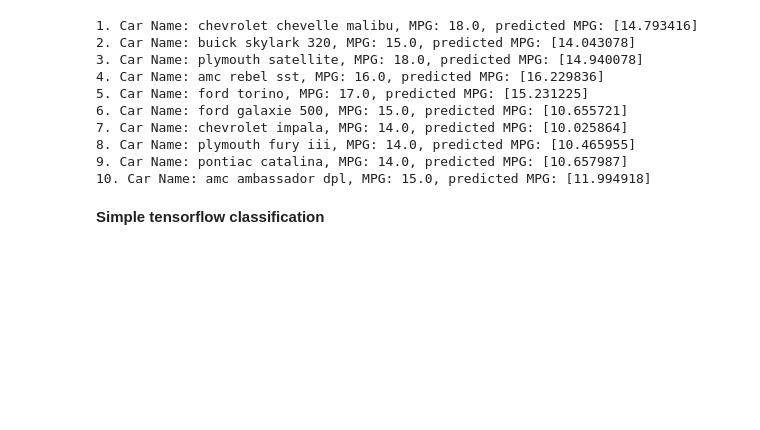
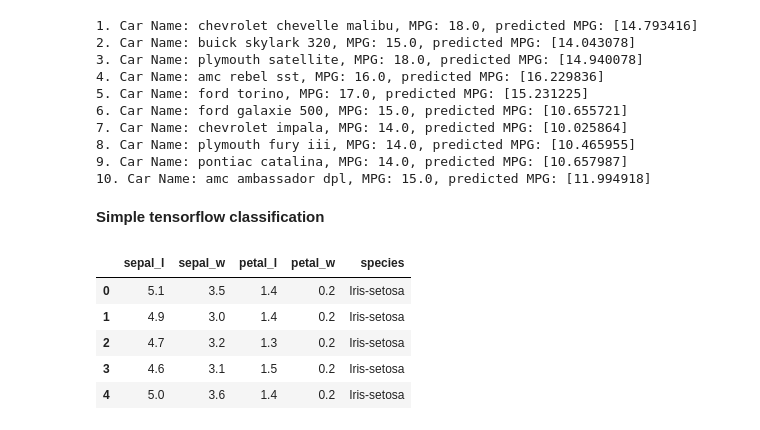
Before and after one commit to PorasS/AI, a Jupyter notebook: kerasIntro.ipynb, the cells around one changed output. Drawn from its saved outputs; the diff is of its cells as text; code cells hidden in the pictures; blank space fills up the shorter version.

```diff
--- a/kerasIntro.ipynb
+++ b/kerasIntro.ipynb
@@ -225,3 +225,24 @@ for i in range(10):
 10. Car Name: amc ambassador dpl, MPG: 15.0, predicted MPG: [11.994918]
 # %% [markdown]
 **Simple tensorflow classification**
+# %%
+import os
+import pandas as pd
+import requests
+import numpy as np
+from sklearn import metrics
+from tensorflow.keras.models import Sequential
+from tensorflow.keras.layers import Dense, Activation
+from tensorflow.keras.callbacks import EarlyStopping
+
+df = pd.read_csv(
+    "https://data.heatonresearch.com/data/t81-558/iris.csv", na_values=['NA', '?'])
+
+display(df[0:5])
+# %% [output]
+|  | sepal_l | sepal_w | petal_l | petal_w | species |
+| 0 | 5.1 | 3.5 | 1.4 | 0.2 | Iris-setosa |
+| 1 | 4.9 | 3.0 | 1.4 | 0.2 | Iris-setosa |
+| 2 | 4.7 | 3.2 | 1.3 | 0.2 | Iris-setosa |
+| 3 | 4.6 | 3.1 | 1.5 | 0.2 | Iris-setosa |
+| 4 | 5.0 | 3.6 | 1.4 | 0.2 | Iris-setosa |
```
Also changed, not shown: parts of 12 cells of this notebook.
